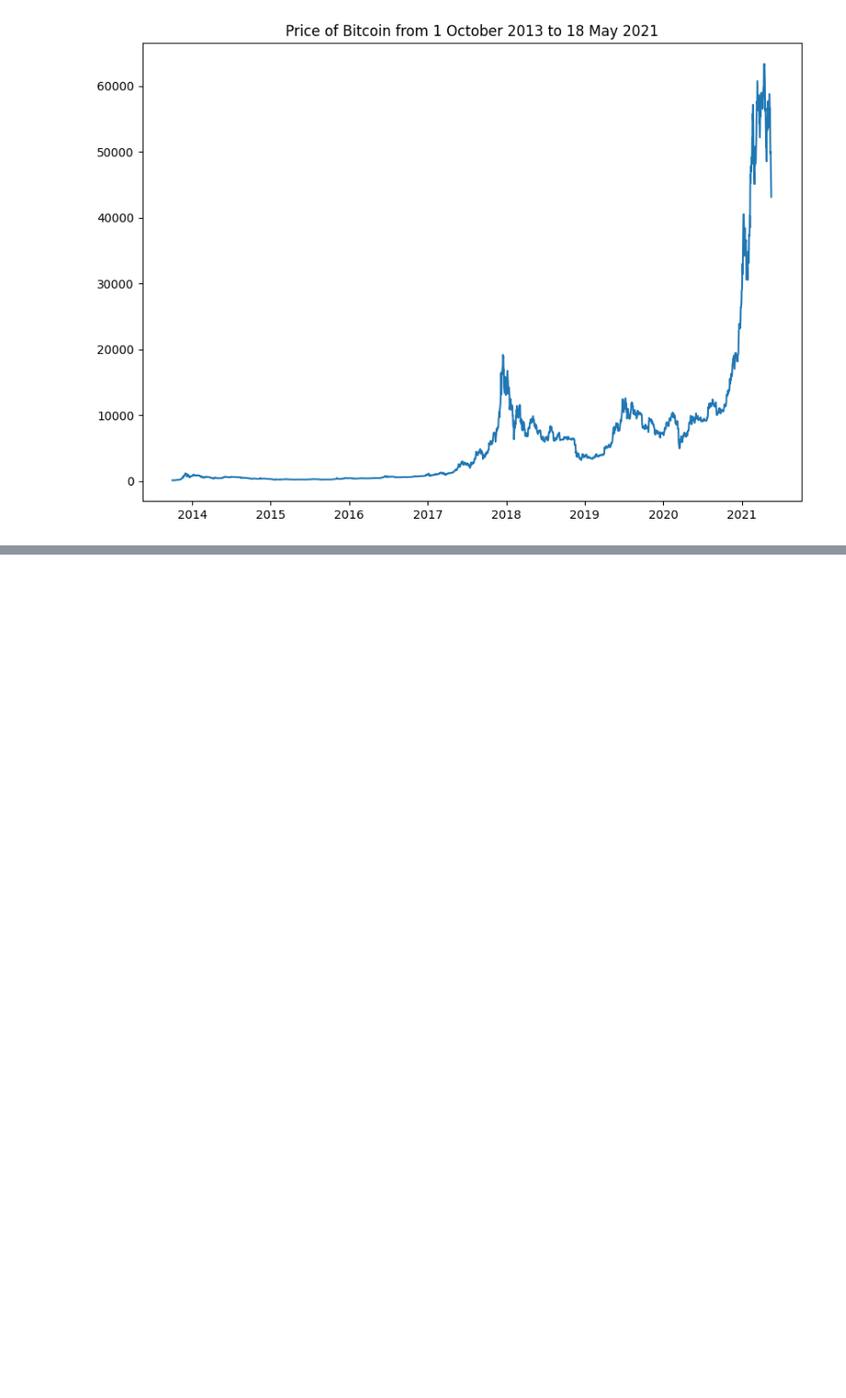
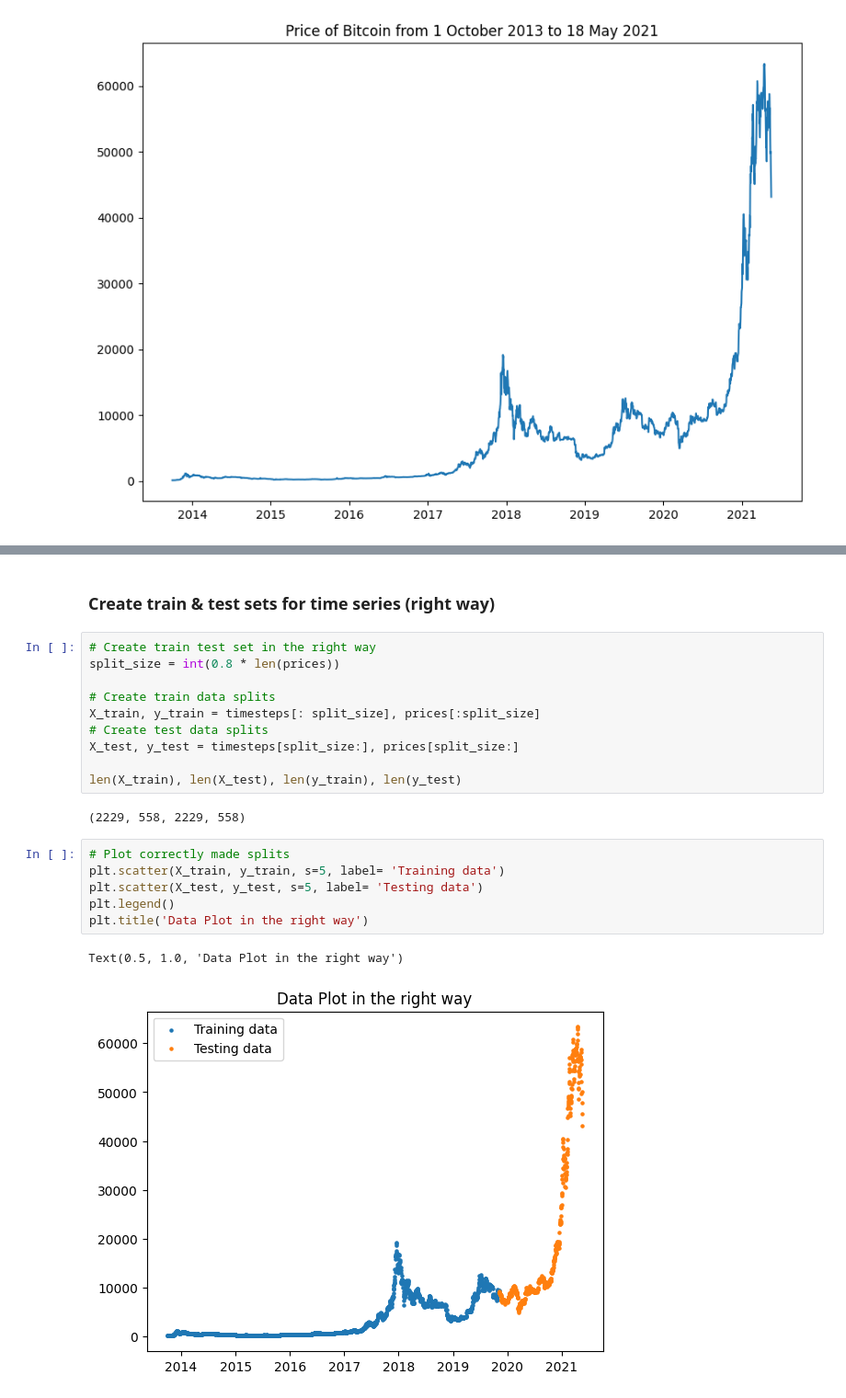
Before and after one commit to klsharma22/TensorflowCertifcationCourse, a Jupyter notebook: 10_time_series_forecasting_with_tensorflow.ipynb, the cells around one changed output, grey strips where cells are left out. Shown at 92% size. Saved outputs shown, nothing was run; the diff lists cells and outputs as text; blank space fills up the shorter version.

```diff
--- a/10_time_series_forecasting_with_tensorflow.ipynb
+++ b/10_time_series_forecasting_with_tensorflow.ipynb
@@ -149,0 +188,23 @@ Text(0.5, 1.0, 'Price of Bitcoin from 1 October 2013 to 18 May 2021')
+# %% [markdown]
+### Create train & test sets for time series (right way)
+# %%
+# Create train test set in the right way
+split_size = int(0.8 * len(prices))
+
+# Create train data splits
+X_train, y_train = timesteps[: split_size], prices[:split_size]
+# Create test data splits
+X_test, y_test = timesteps[split_size:], prices[split_size:]
+
+len(X_train), len(X_test), len(y_train), len(y_test)
+# %% [output]
+(2229, 558, 2229, 558)
+# %%
+# Plot correctly made splits
+plt.scatter(X_train, y_train, s=5, label= 'Training data')
+plt.scatter(X_test, y_test, s=5, label= 'Testing data')
+plt.legend()
+plt.title('Data Plot in the right way')
+# %% [output]
+Text(0.5, 1.0, 'Data Plot in the right way')
+[figure, added]
```
Also changed, not shown: parts of 42 cells of this notebook.
